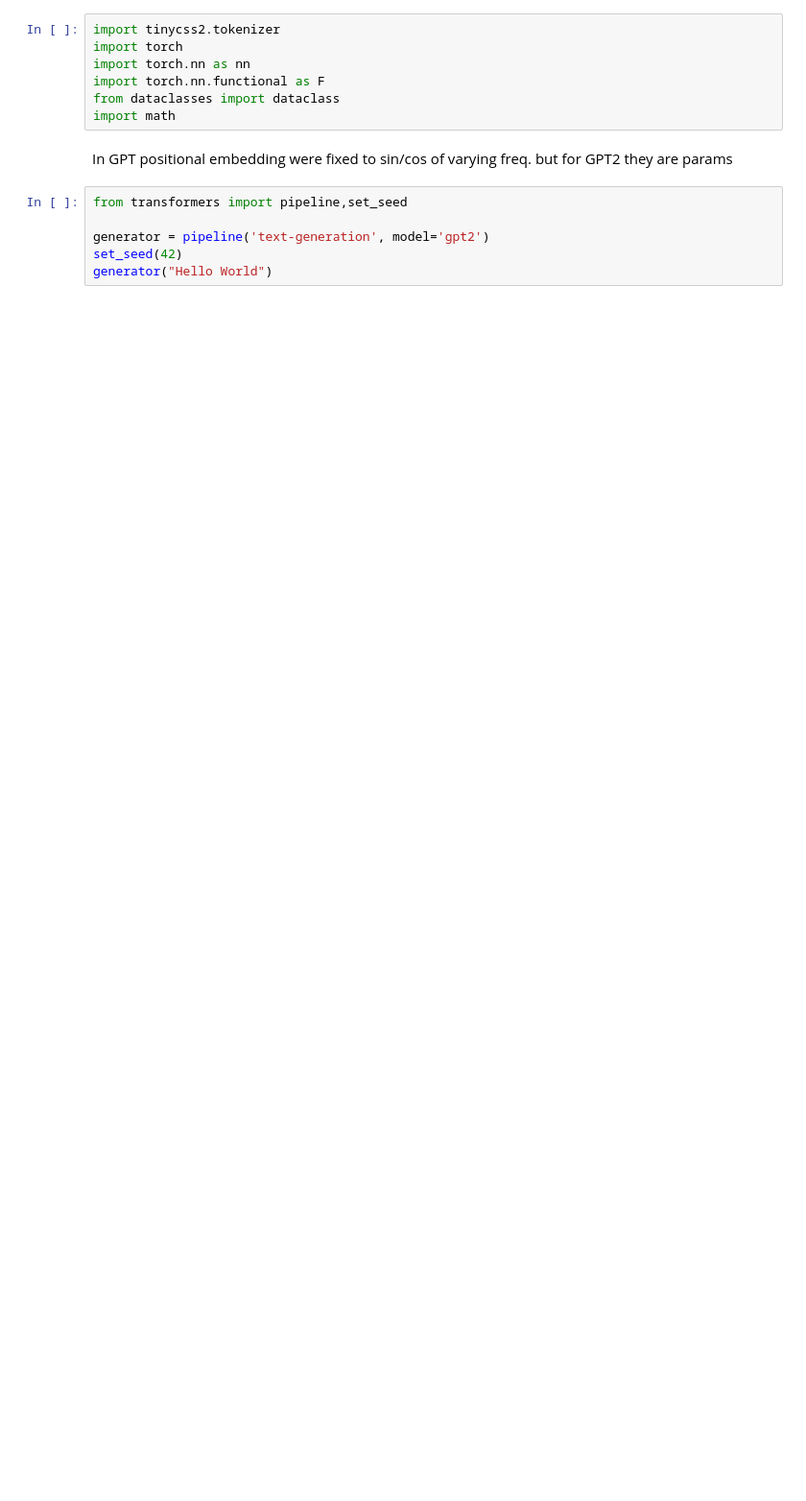
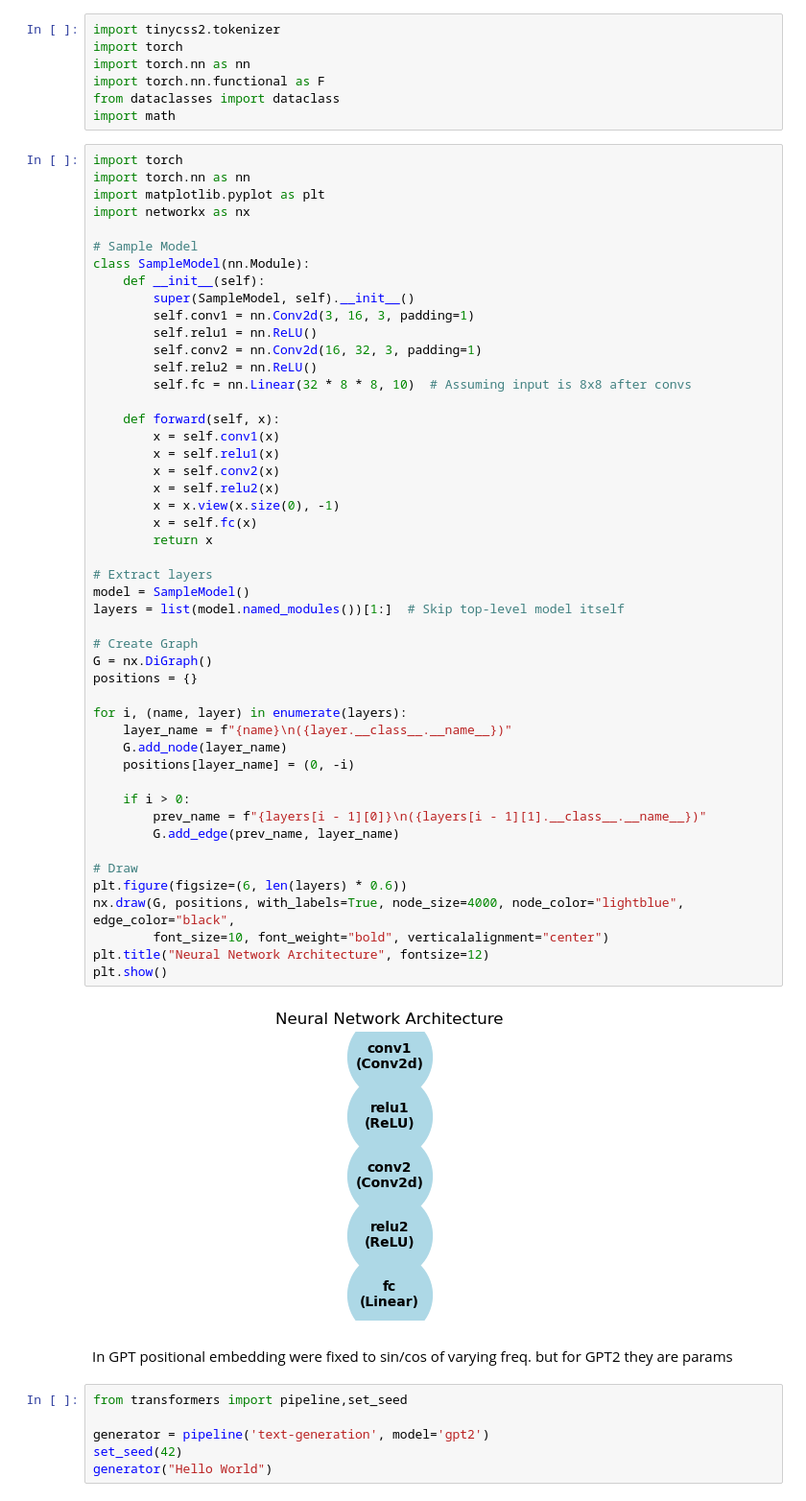
Before and after one commit to Haroon-64/VS-Code, a Jupyter notebook: py/Neural Networks/Transformers/gpt2.ipynb, the cells around one changed output. Shown: that part at 96% size. Saved outputs shown, nothing was run; the diff lists cells and outputs as text; blank space fills up the shorter version.

```diff
--- a/py/Neural Networks/Transformers/gpt2.ipynb
+++ b/py/Neural Networks/Transformers/gpt2.ipynb
@@ -5,6 +5,56 @@ import torch.nn as nn
 import torch.nn.functional as F
 from dataclasses import dataclass
 import math
+# %%
+import torch
+import torch.nn as nn
+import matplotlib.pyplot as plt
+import networkx as nx
+
+# Sample Model
+class SampleModel(nn.Module):
+    def __init__(self):
+        super(SampleModel, self).__init__()
+        self.conv1 = nn.Conv2d(3, 16, 3, padding=1)
+        self.relu1 = nn.ReLU()
+        self.conv2 = nn.Conv2d(16, 32, 3, padding=1)
+        self.relu2 = nn.ReLU()
+        self.fc = nn.Linear(32 * 8 * 8, 10)  # Assuming input is 8x8 after convs
+
+    def forward(self, x):
+        x = self.conv1(x)
+        x = self.relu1(x)
+        x = self.conv2(x)
+        x = self.relu2(x)
+        x = x.view(x.size(0), -1)
+        x = self.fc(x)
+        return x
+
+# Extract layers
+model = SampleModel()
+layers = list(model.named_modules())[1:]  # Skip top-level model itself
+
+# Create Graph
+G = nx.DiGraph()
+positions = {}
+
+for i, (name, layer) in enumerate(layers):
+    layer_name = f"{name}\n({layer.__class__.__name__})"
+    G.add_node(layer_name)
+    positions[layer_name] = (0, -i)
+
+    if i > 0:
+        prev_name = f"{layers[i - 1][0]}\n({layers[i - 1][1].__class__.__name__})"
+        G.add_edge(prev_name, layer_name)
+
+# Draw
+plt.figure(figsize=(6, len(layers) * 0.6))
+nx.draw(G, positions, with_labels=True, node_size=4000, node_color="lightblue", edge_color="black",
+        font_size=10, font_weight="bold", verticalalignment="center")
+plt.title("Neural Network Architecture", fontsize=12)
+plt.show()
+# %% [output]
+[figure, added]
 # %% [markdown]
 In GPT positional embedding were fixed to sin/cos of varying freq. but for GPT2 they are params
 # %%
```
Also changed, not shown: parts of 2 cells of this notebook.
